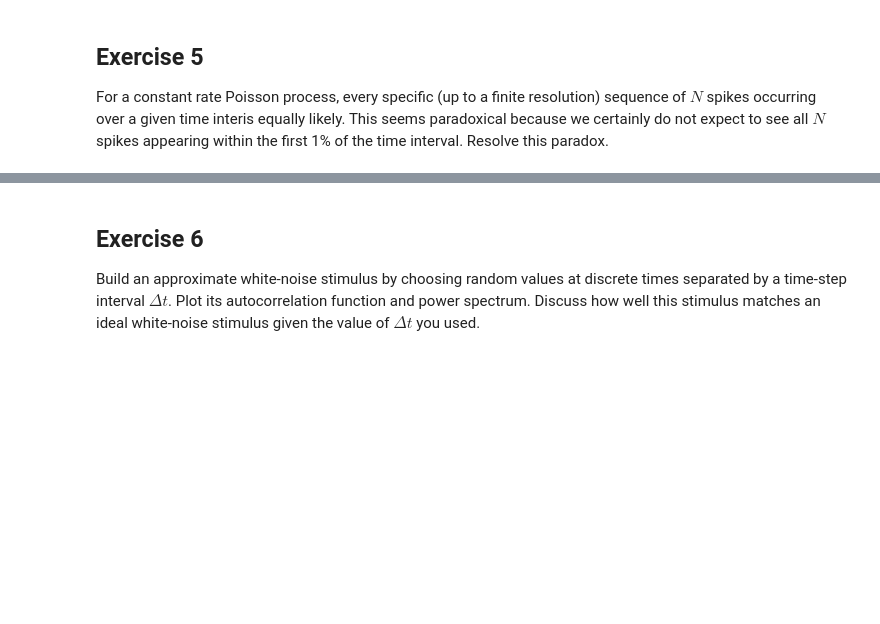
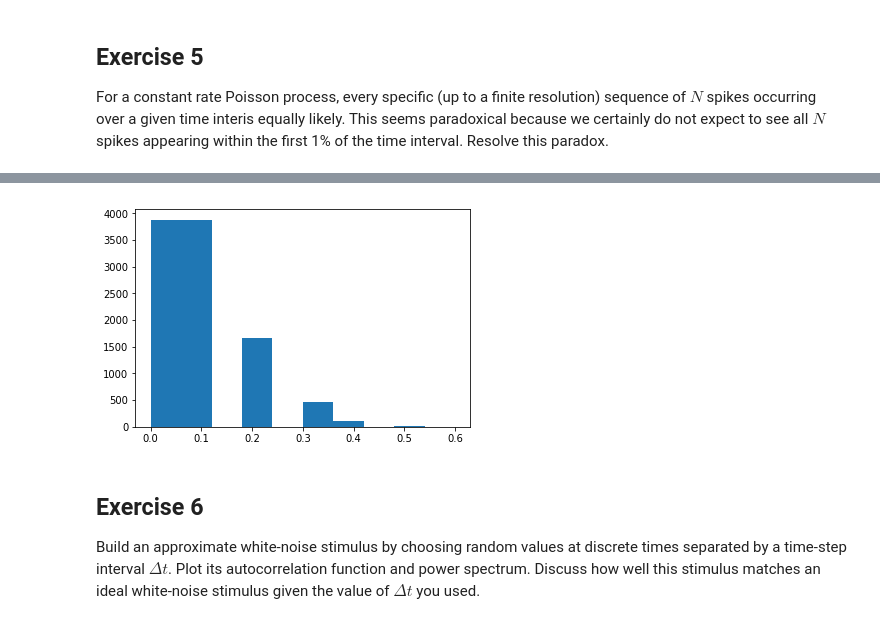
Before and after one commit to rklymentiev/neuromath, a Jupyter notebook: chapter_1.ipynb, the cells around one changed output, grey strips where cells are left out. Cells and saved outputs as stored; diff of their text form; code cells hidden in the pictures; blank space fills up the shorter version.

```diff
--- a/chapter_1.ipynb
+++ b/chapter_1.ipynb
@@ -315,3 +363,14 @@ For a constant rate Poisson process, every specific (up to a finite resolution)
+# %%
+prob = []
+for i in range(n_trials):
+    Poisson_prob = poisson.pmf(1,r*0.001)
+    y = binom.rvs(1, Poisson_prob, size=int(time_interval*0.01))
+    prob.append(np.mean(y))
+
+plt.hist(prob)
+plt.show()
+# %% [output]
+[figure, added]
 # %% [markdown]
 ## Exercise 6 <a name="ex6"></a>
 
```
Also changed, not shown: parts of 27 cells of this notebook, 2 other files.
